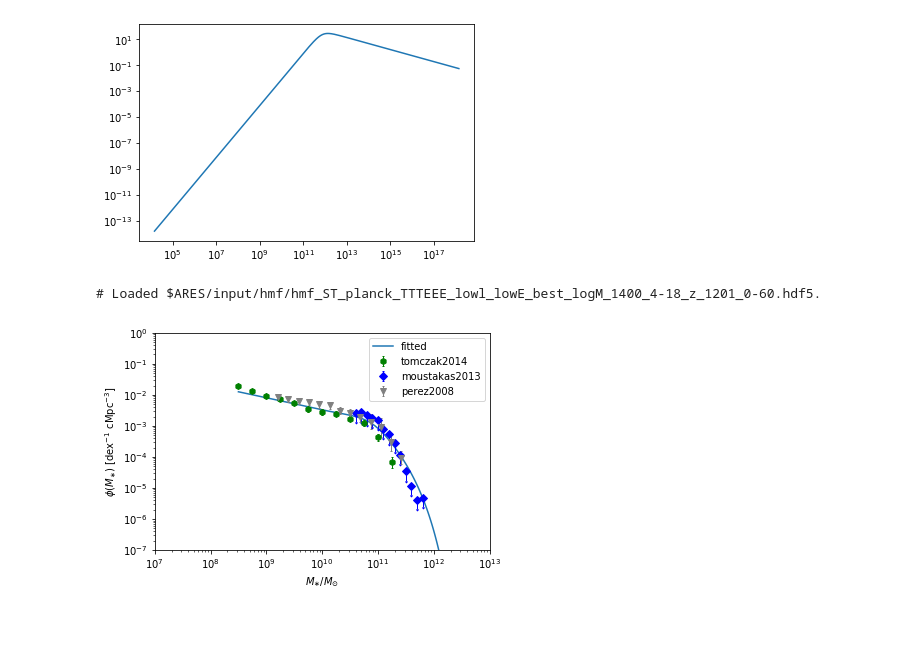
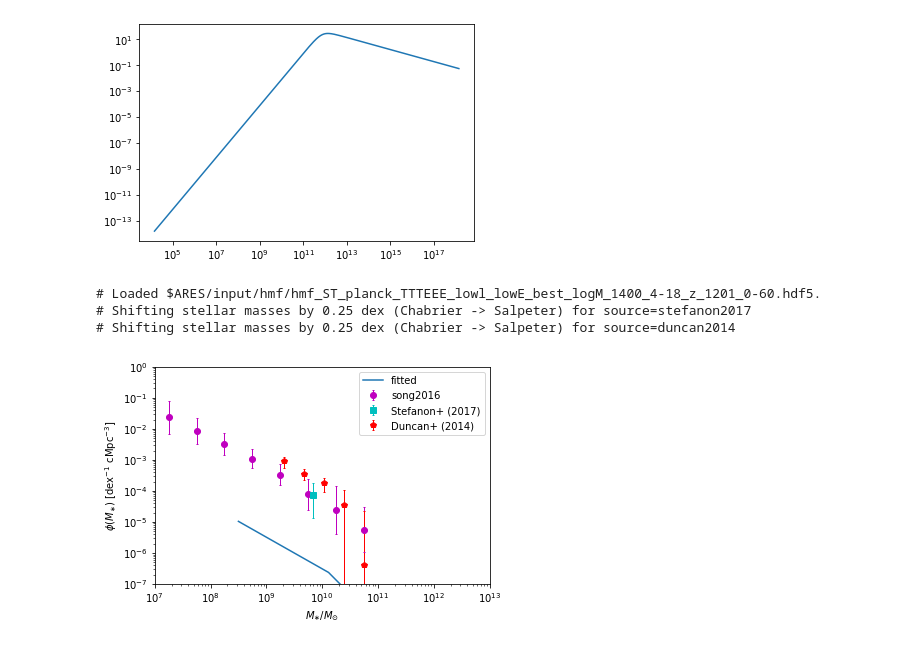
Before and after one commit to eklem1/GalaxySim, a Jupyter notebook: HMFtoSMF_nonLinear.ipynb, the cells around one changed output. Drawn from its saved outputs; the diff is of its cells as text; code cells hidden in the pictures.

Commit message:
added function to get masses for specific redshifts, looking at why the smf fits suck

```diff
--- a/HMFtoSMF_nonLinear.ipynb
+++ b/HMFtoSMF_nonLinear.ipynb
@@ -404,15 +379,17 @@ pars = ares.util.ParameterBundle("emma:model1")
 pop = ares.populations.GalaxyPopulation(**pars)
 # pop2 = ares.populations.GalaxyPopulation(**pars2)
 # %%
-z = 1
+z = 7
 Sm_off = np.linspace(10**8.5, 10**12.1, num=100)
 
 smf = pop.StellarMassFunction(z, Sm_off)
 pl.loglog(Sm_off, smf, label='fitted')
 data.PlotSMF(z=z, round_z=0.2)
 
 pl.legend()
 pl.show()
 # %% [output]
 # Loaded $ARES/input/hmf/hmf_ST_planck_TTTEEE_lowl_lowE_best_logM_1400_4-18_z_1201_0-60.hdf5.
+# Shifting stellar masses by 0.25 dex (Chabrier -> Salpeter) for source=stefanon2017
+# Shifting stellar masses by 0.25 dex (Chabrier -> Salpeter) for source=duncan2014
-[figure, old version]
+[figure, new version]
```
Also changed, not shown: parts of 6 cells of this notebook, 4 other files.
